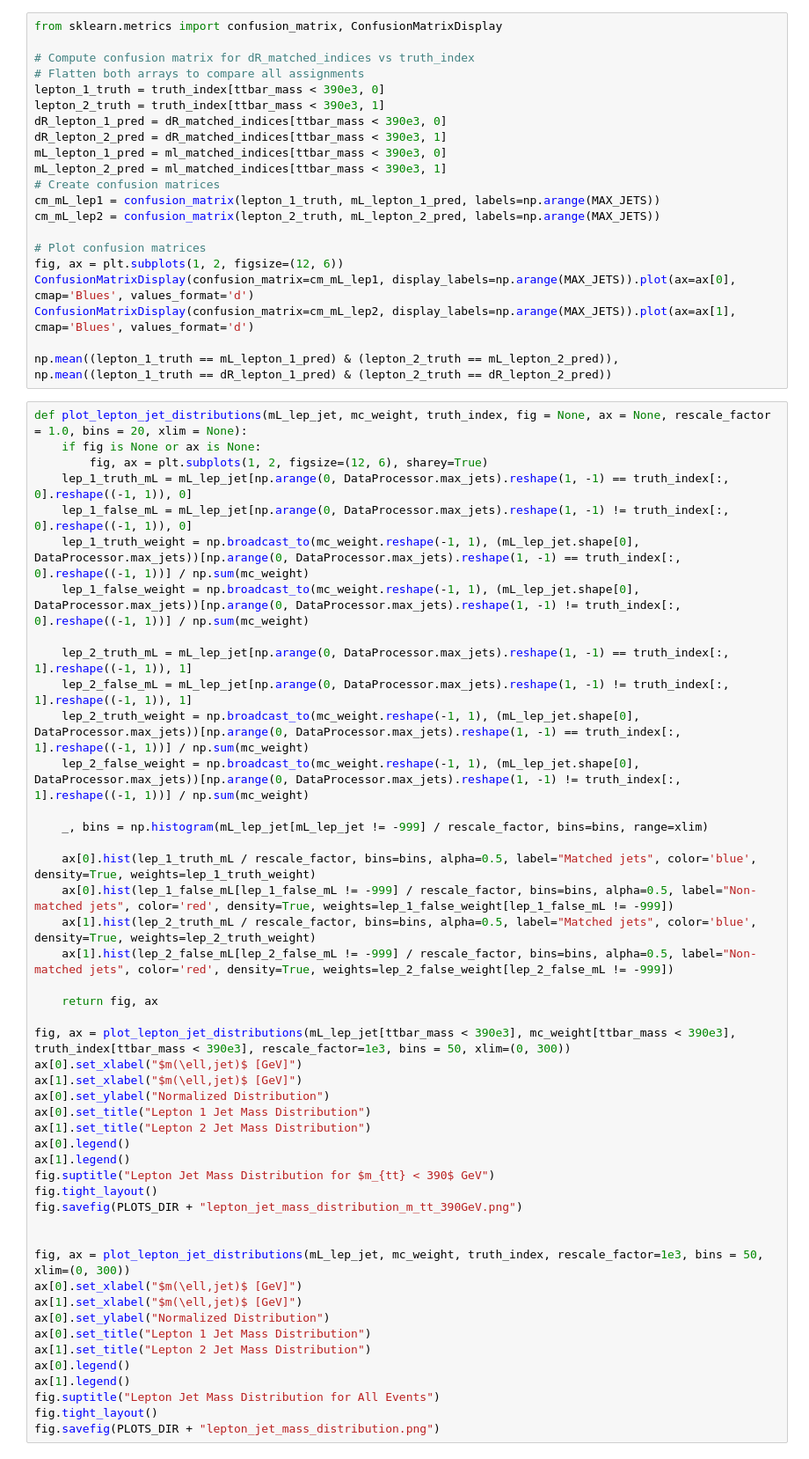
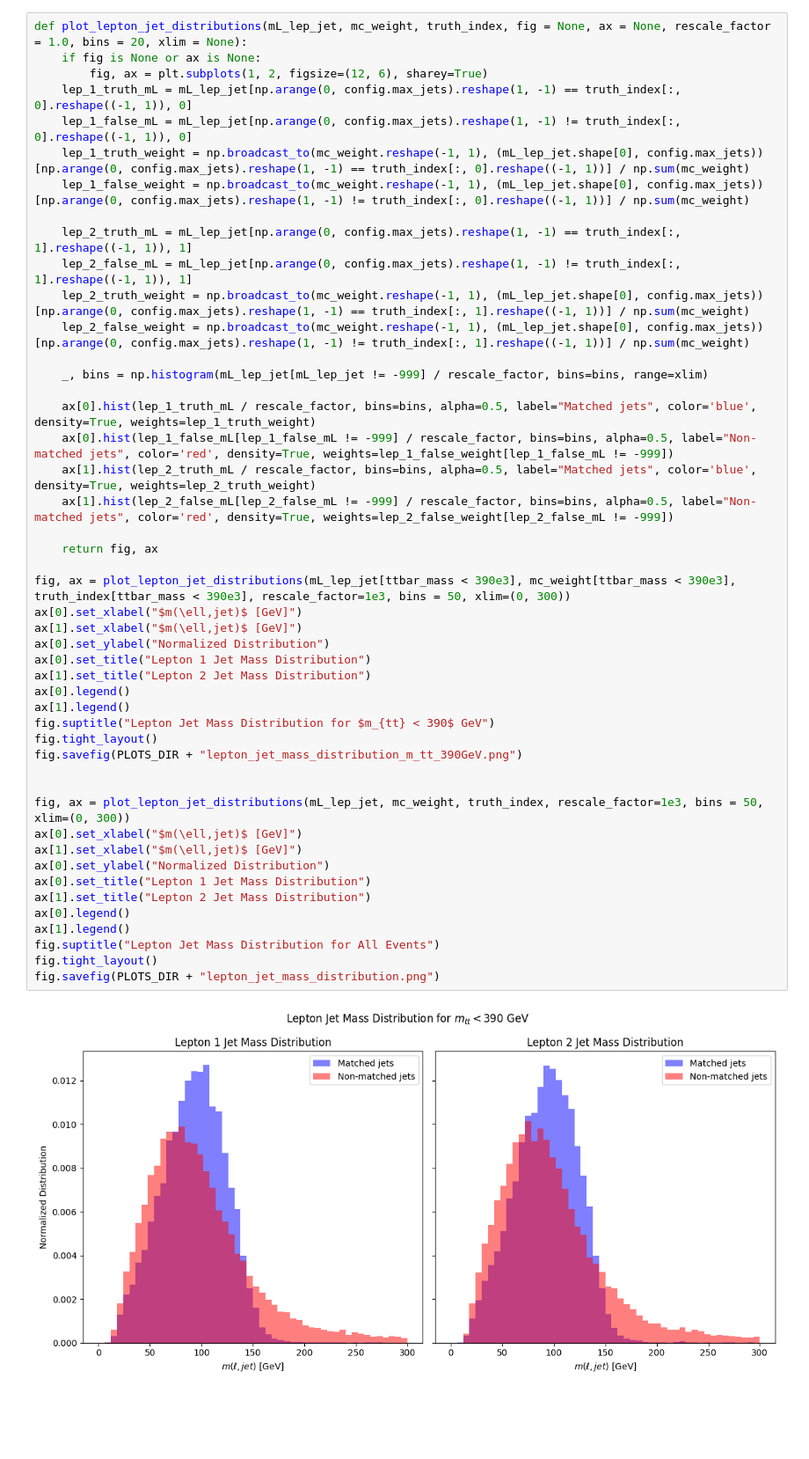
Before and after one commit to simi216/mva-trainer, a Jupyter notebook: notebooks/Feature_plotting.ipynb, the cells around one changed output. Shown at 88% size. Drawn from its saved outputs; the diff is of its cells as text; blank space fills up the shorter version.

Commit message:
added plotting

```diff
--- a/notebooks/Feature_plotting.ipynb
+++ b/notebooks/Feature_plotting.ipynb
@@ -159,40 +168,19 @@ def non_exclusive_mL_jet_matcher(jet_b_tag, jet_dR, jet_pt):
 truth_index = np.argmax(truth_idx, axis = 1)
 dR_matched_indices = dR_jet_matcher(jet_b_tag, mL_lep_jet, jet_pt)
 ml_matched_indices = mL_jet_matcher(jet_b_tag, mL_lep_jet, jet_pt)
-# %%
-from sklearn.metrics import confusion_matrix, ConfusionMatrixDisplay
-
-# Compute confusion matrix for dR_matched_indices vs truth_index
-# Flatten both arrays to compare all assignments
-lepton_1_truth = truth_index[ttbar_mass < 390e3, 0]
-lepton_2_truth = truth_index[ttbar_mass < 390e3, 1]
-dR_lepton_1_pred = dR_matched_indices[ttbar_mass < 390e3, 0]
-dR_lepton_2_pred = dR_matched_indices[ttbar_mass < 390e3, 1]
-mL_lepton_1_pred = ml_matched_indices[ttbar_mass < 390e3, 0]
-mL_lepton_2_pred = ml_matched_indices[ttbar_mass < 390e3, 1]
-# Create confusion matrices
-cm_mL_lep1 = confusion_matrix(lepton_1_truth, mL_lepton_1_pred, labels=np.arange(MAX_JETS))
-cm_mL_lep2 = confusion_matrix(lepton_2_truth, mL_lepton_2_pred, labels=np.arange(MAX_JETS))
-
-# Plot confusion matrices
-fig, ax = plt.subplots(1, 2, figsize=(12, 6))
-ConfusionMatrixDisplay(confusion_matrix=cm_mL_lep1, display_labels=np.arange(MAX_JETS)).plot(ax=ax[0], cmap='Blues', values_format='d')
-ConfusionMatrixDisplay(confusion_matrix=cm_mL_lep2, display_labels=np.arange(MAX_JETS)).plot(ax=ax[1], cmap='Blues', values_format='d')
-
-np.mean((lepton_1_truth == mL_lepton_1_pred) & (lepton_2_truth == mL_lepton_2_pred)), np.mean((lepton_1_truth == dR_lepton_1_pred) & (lepton_2_truth == dR_lepton_2_pred))
 # %%
 def plot_lepton_jet_distributions(mL_lep_jet, mc_weight, truth_index, fig = None, ax = None, rescale_factor = 1.0, bins = 20, xlim = None):
     if fig is None or ax is None:
         fig, ax = plt.subplots(1, 2, figsize=(12, 6), sharey=True)
-    lep_1_truth_mL = mL_lep_jet[np.arange(0, DataProcessor.max_jets).reshape(1, -1) == truth_index[:, 0].reshape((-1, 1)), 0]
-    lep_1_false_mL = mL_lep_jet[np.arange(0, DataProcessor.max_jets).reshape(1, -1) != truth_index[:, 0].reshape((-1, 1)), 0]
-    lep_1_truth_weight = np.broadcast_to(mc_weight.reshape(-1, 1), (mL_lep_jet.shape[0], DataProcessor.max_jets))[np.arange(0, DataProcessor.max_jets).reshape(1, -1) == truth_index[:, 0].reshape((-1, 1))] / np.sum(mc_weight)
-    lep_1_false_weight = np.broadcast_to(mc_weight.reshape(-1, 1), (mL_lep_jet.shape[0], DataProcessor.max_jets))[np.arange(0, DataProcessor.max_jets).reshape(1, -1) != truth_index[:, 0].reshape((-1, 1))] / np.sum(mc_weight)
+    lep_1_truth_mL = mL_lep_jet[np.arange(0, config.max_jets).reshape(1, -1) == truth_index[:, 0].reshape((-1, 1)), 0]
+    lep_1_false_mL = mL_lep_jet[np.arange(0, config.max_jets).reshape(1, -1) != truth_index[:, 0].reshape((-1, 1)), 0]
+    lep_1_truth_weight = np.broadcast_to(mc_weight.reshape(-1, 1), (mL_lep_jet.shape[0], config.max_jets))[np.arange(0, config.max_jets).reshape(1, -1) == truth_index[:, 0].reshape((-1, 1))] / np.sum(mc_weight)
+    lep_1_false_weight = np.broadcast_to(mc_weight.reshape(-1, 1), (mL_lep_jet.shape[0], config.max_jets))[np.arange(0, config.max_jets).reshape(1, -1) != truth_index[:, 0].reshape((-1, 1))] / np.sum(mc_weight)
 
-    lep_2_truth_mL = mL_lep_jet[np.arange(0, DataProcessor.max_jets).reshape(1, -1) == truth_index[:, 1].reshape((-1, 1)), 1]
-    lep_2_false_mL = mL_lep_jet[np.arange(0, DataProcessor.max_jets).reshape(1, -1) != truth_index[:, 1].reshape((-1, 1)), 1]
-    lep_2_truth_weight = np.broadcast_to(mc_weight.reshape(-1, 1), (mL_lep_jet.shape[0], DataProcessor.max_jets))[np.arange(0, DataProcessor.max_jets).reshape(1, -1) == truth_index[:, 1].reshape((-1, 1))] / np.sum(mc_weight)
-    lep_2_false_weight = np.broadcast_to(mc_weight.reshape(-1, 1), (mL_lep_jet.shape[0], DataProcessor.max_jets))[np.arange(0, DataProcessor.max_jets).reshape(1, -1) != truth_index[:, 1].reshape((-1, 1))] / np.sum(mc_weight)
+    lep_2_truth_mL = mL_lep_jet[np.arange(0, config.max_jets).reshape(1, -1) == truth_index[:, 1].reshape((-1, 1)), 1]
+    lep_2_false_mL = mL_lep_jet[np.arange(0, config.max_jets).reshape(1, -1) != truth_index[:, 1].reshape((-1, 1)), 1]
+    lep_2_truth_weight = np.broadcast_to(mc_weight.reshape(-1, 1), (mL_lep_jet.shape[0], config.max_jets))[np.arange(0, config.max_jets).reshape(1, -1) == truth_index[:, 1].reshape((-1, 1))] / np.sum(mc_weight)
+    lep_2_false_weight = np.broadcast_to(mc_weight.reshape(-1, 1), (mL_lep_jet.shape[0], config.max_jets))[np.arange(0, config.max_jets).reshape(1, -1) != truth_index[:, 1].reshape((-1, 1))] / np.sum(mc_weight)
 
     _, bins = np.histogram(mL_lep_jet[mL_lep_jet != -999] / rescale_factor, bins=bins, range=xlim)
 
@@ -200,30 +188,32 @@ def plot_lepton_jet_distributions(mL_lep_jet, mc_weight, truth_index, fig = None
     ax[0].hist(lep_1_false_mL[lep_1_false_mL != -999] / rescale_factor, bins=bins, alpha=0.5, label="Non-matched jets", color='red', density=True, weights=lep_1_false_weight[lep_1_false_mL != -999])
     ax[1].hist(lep_2_truth_mL / rescale_factor, bins=bins, alpha=0.5, label="Matched jets", color='blue', density=True, weights=lep_2_truth_weight)
     ax[1].hist(lep_2_false_mL[lep_2_false_mL != -999] / rescale_factor, bins=bins, alpha=0.5, label="Non-matched jets", color='red', density=True, weights=lep_2_false_weight[lep_2_false_mL != -999])
 
     return fig, ax
 
 fig, ax = plot_lepton_jet_distributions(mL_lep_jet[ttbar_mass < 390e3], mc_weight[ttbar_mass < 390e3], truth_index[ttbar_mass < 390e3], rescale_factor=1e3, bins = 50, xlim=(0, 300))
 ax[0].set_xlabel("$m(\ell,jet)$ [GeV]")
 ax[1].set_xlabel("$m(\ell,jet)$ [GeV]")
 ax[0].set_ylabel("Normalized Distribution")
 ax[0].set_title("Lepton 1 Jet Mass Distribution")
 ax[1].set_title("Lepton 2 Jet Mass Distribution")
 ax[0].legend()
 ax[1].legend()
 fig.suptitle("Lepton Jet Mass Distribution for $m_{tt} < 390$ GeV")
 fig.tight_layout()
 fig.savefig(PLOTS_DIR + "lepton_jet_mass_distribution_m_tt_390GeV.png")
 
 
 fig, ax = plot_lepton_jet_distributions(mL_lep_jet, mc_weight, truth_index, rescale_factor=1e3, bins = 50, xlim=(0, 300))
 ax[0].set_xlabel("$m(\ell,jet)$ [GeV]")
 ax[1].set_xlabel("$m(\ell,jet)$ [GeV]")
 ax[0].set_ylabel("Normalized Distribution")
 ax[0].set_title("Lepton 1 Jet Mass Distribution")
 ax[1].set_title("Lepton 2 Jet Mass Distribution")
 ax[0].legend()
 ax[1].legend()
 fig.suptitle("Lepton Jet Mass Distribution for All Events")
 fig.tight_layout()
 fig.savefig(PLOTS_DIR + "lepton_jet_mass_distribution.png")
+# %% [output]
+[figure, added]
```
Also changed, not shown: parts of 7 cells of this notebook, 21 other files.
